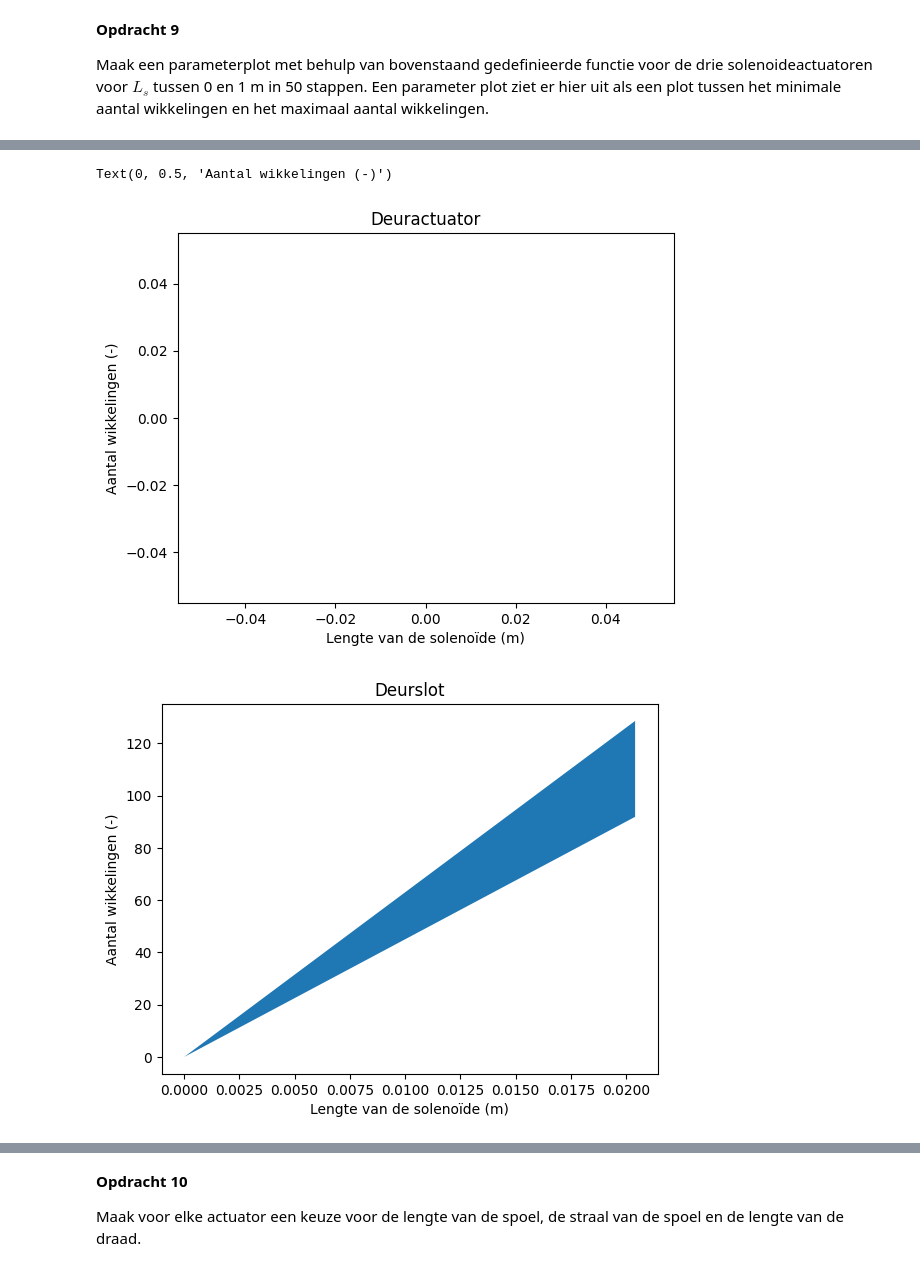
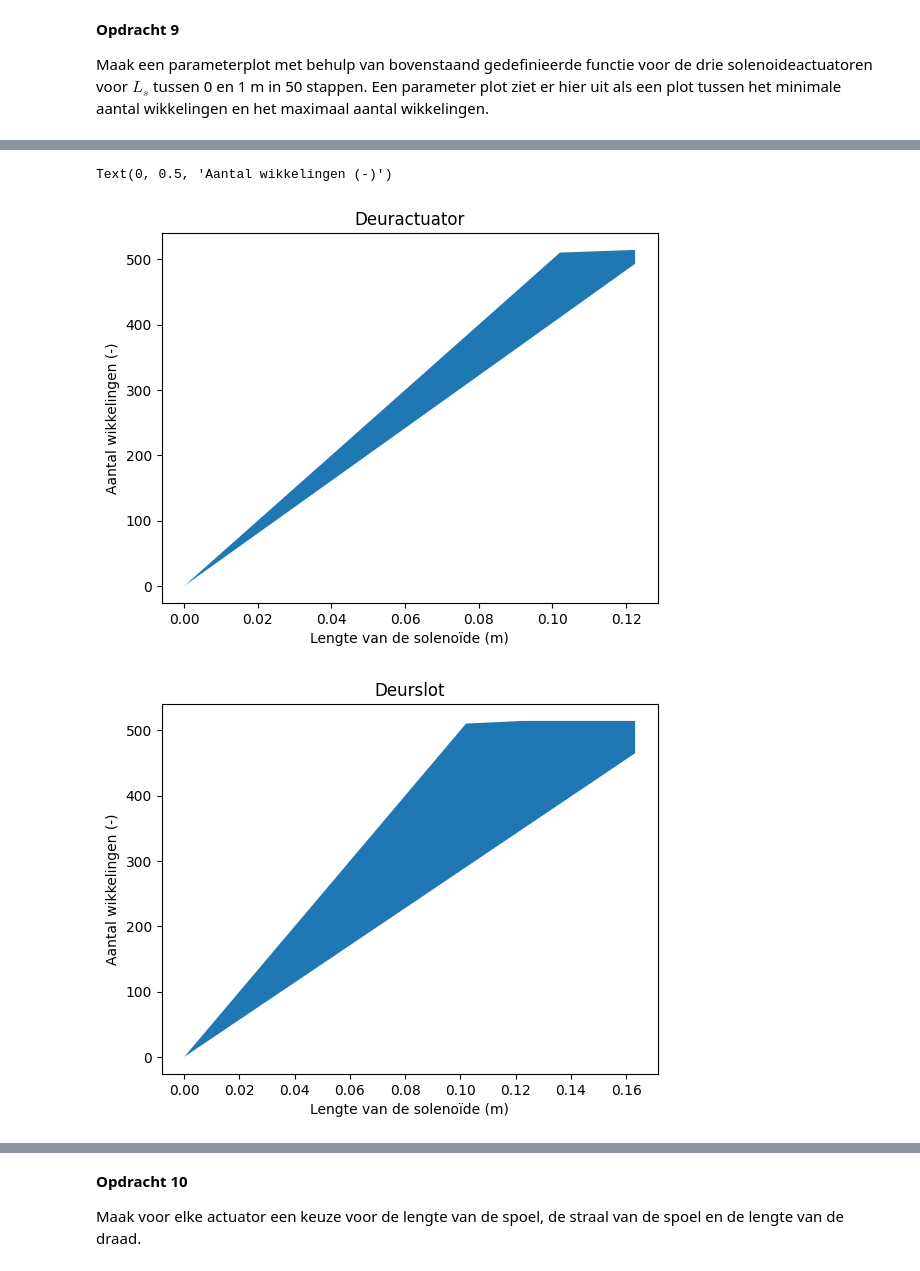
Before and after one commit to Xander1611/opdrachten-DEF-D-AB, a Jupyter notebook: 2KrachtactuatorOpdracht/2KrachtactuatorOpdracht/KrachtactuatorOpdracht.ipynb, the cells around one changed output, grey strips where cells are left out. Saved outputs shown, nothing was run; the diff lists cells and outputs as text; code cells hidden in the pictures.

```diff
--- a/2KrachtactuatorOpdracht/2KrachtactuatorOpdracht/KrachtactuatorOpdracht.ipynb
+++ b/2KrachtactuatorOpdracht/2KrachtactuatorOpdracht/KrachtactuatorOpdracht.ipynb
@@ -123,33 +123,22 @@ Plaats in deze cel een png met jullie eventuele analytische uitwerkingen.
 ###
 ###Hier jouw code###
 mu0 = 1.256637*10**-6 # magnetische permittiviteit van het vacuum
-mu_r_ijzer = 1*10**3 # magnetische permittiviteit van ijzer
+mu_r_ijzer = 5*10**4 # magnetische permittiviteit van ijzer
 F_opdr6 = 40 # N
 rho_koper = 1.75*10**-8
 V_opdr6 = 9
 r_s_opdr6 = 0.01
 r_d_opdr6 = 1e-4
+F_1 = 20
 
-F_1 = 20
-r_1 = 10**-4
-V_1 = 9
+# poging 2:
+def max_l(U,I,rho,r):
+    return np.pi*r**2*U/(I*rho) # volgend uit R = U/I = rho*l/A
+# vb:
+l_max_vb = max_l(V_opdr6,.5,rho_koper,r_d_opdr6)
+print("De maximale draadlengte voor de draad van het voorbeeld, en beide toepassingen, is %.1f m." % l_max_vb)
 
 
-#poging 1:
-#def max_draad_lengte(N,V,r_s,r_d,L_s,rho,mu_r,F):
-    #l_max = V*np.pi*r_d**2*N/(rho*L_s*np.sqrt(2*F/(np.pi*r_s**2*mu0*(mu_r-1))))
-    #print_l_max = print("De maximale draadlengte is %d m. " % l_max)
-    #return print_l_max
-#max_draad_lengte(N_6,V_opdr6,r_s_opdr6,r_d_opdr6,L_s6,rho_ijzer,mu_r_ijzer,F_opdr6)
-
-# poging 2:
-def max_l(U,I,rho,d):
-    return 0.25*np.pi*d**2*U/(I*rho) # volgend uit R = U/I = rho*l/A
-# vb:
-l_max_vb = max_l(V_opdr6,.5,rho_koper,r_d_opdr6)
-print("De maximale draadlengte voor de draad van het voorbeeld, en onze toepassingen, is %.1f m." % l_max_vb)
-
-# Voor alle 2 onze toepassingen gebruiken we de 9 V batterij. de maximale lengte voor de draad is dus, volgend uit deze formule, gelijk voor alle 3.
 
 
 ###
@@ -181,7 +170,7 @@ Plaats hier een png met jullie eventuele analytische afleiding.
 def aantal_wikkelingen(L_s,L_d,r_s,r_d,I,F):
     # Voeg hieronder de formules voor het maximum en minimum aantal wikkelingen.
     N_min = L_s/I*np.sqrt(2*F/(np.pi*r_s**2*mu0*(mu_r_ijzer-1)))
-    N_max_1 = L_s/r_d
+    N_max_1 = L_s/(2*r_d)
     N_max_2 = L_d/(2*np.pi*r_s)
 
     N_max = min(N_max_1,N_max_2)
@@ -213,12 +202,6 @@ Maak een parameterplot met behulp van bovenstaand gedefinieerde functie voor de
 ###Jouw code hier###
 #aantal_wikkelingen(L_s,L_d,r_s,r_d,I,F)
 # deuractuator (voorbeeld actuator):
-mu0 = 1.256637*10**-6 # magnetische permittiviteit van het vacuum
-mu_r_ijzer = 10**4 # magnetische permittiviteit van ijzer
-F_opdr6 = 40 # N
-rho_koper = 1.75*10**-8 # soortelijke weerstand koper
-V_opdr6 = 9
-r_s_opdr6 = 0.01
 
 L_s_array = np.linspace(0,1,50)
 
@@ -235,17 +218,13 @@ plt.xlabel("Lengte van de solenoïde (m)")
 plt.ylabel("Aantal wikkelingen (-)")
 
 # deurslot actuator (optie 1):
-F_1 = 10
-r_1 = 0.01
-V_1 = V_opdr6
-r_d_1 = r_d_opdr6
 
 N_min_1 = np.zeros(len(L_s_array))
 N_max_1 = np.zeros(len(L_s_array))
 
 
 for i in range(len(N_min_vb)):
-    N_min_1[i], N_max_1[i] = aantal_wikkelingen(L_s_array[i],l_max_vb,r_s_opdr6,r_d_1,0.5,F_1)
+    N_min_1[i], N_max_1[i] = aantal_wikkelingen(L_s_array[i],l_max_vb,r_s_opdr6,r_d_opdr6,.5,F_1)
 
 plt.figure()
 plt.fill_between(L_s_array,N_min_1,N_max_1) # De ruimte tussen de eisen vullen
@@ -255,7 +234,7 @@ plt.ylabel("Aantal wikkelingen (-)")
 
 # Kattenluik actuator (optie 2):
 F_2 = 3
-r_s_2 = 0.005
+r_s_2 = 5e-3
 V_1 = V_opdr6
 r_d_2 = r_d_opdr6
 
@@ -288,7 +267,7 @@ The design with L_s = 0.24 m has no workable solution
 The design with L_s = 0.94 m has no workable solution
 The design with L_s = 0.96 m has no workable solution
 The design with L_s = 0.98 m has no workable solution
 The design with L_s = 1.00 m has no workable solution
 Text(0, 0.5, 'Aantal wikkelingen (-)')
-[figure, old version]
+[figure, new version]
-[figure, old version]
+[figure, new version]
```
Also changed, not shown: parts of 14 cells of this notebook.
